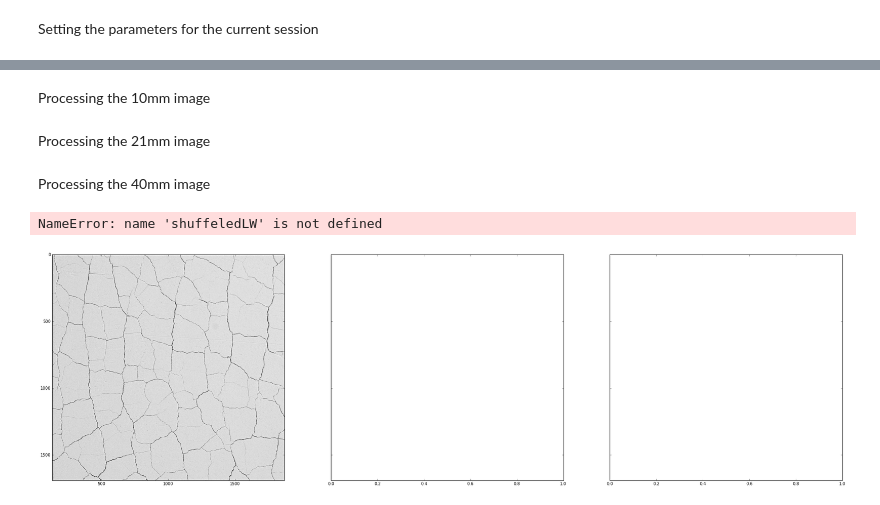
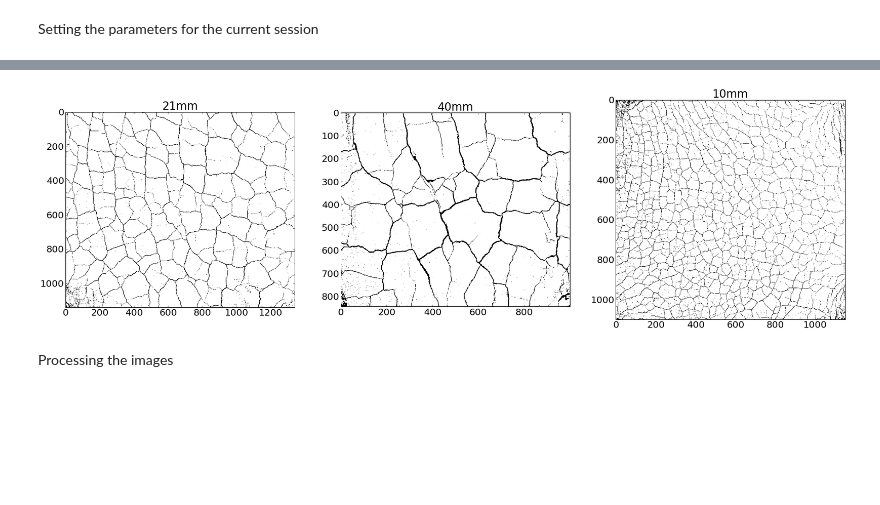
Before and after one commit to jorgehog/notebookCollection, a Jupyter notebook: FlourExperiment.ipynb, the cells around one changed output, grey strips where cells are left out. Drawn from its saved outputs; the diff is of its cells as text; code cells hidden in the pictures; blank space fills up the shorter version.

```diff
--- a/FlourExperiment.ipynb
+++ b/FlourExperiment.ipynb
@@ -7,13 +7,23 @@ For starters, we're going need some image analysis tools and some standard Pytho
 # %%
 from skimage import img_as_ubyte
 from skimage.io import imread
-from skimage.morphology import label, watershed, disk, opening, square, dilation, erosion
-from skimage.filter import rank
+
+from skimage.morphology import (label,
+                                watershed,
+                                disk,
+                                opening,
+                                square,
+                                dilation,
+                                erosion,
+                                binary_erosion,
+                                binary_dilation,
+                                skeletonize)
+
+from skimage.filter import rank, sobel, denoise_tv_chambolle
 
 from skimage.measure import regionprops
 
-from skimage.segmentation import slic
-from skimage.segmentation import mark_boundaries
+from skimage.segmentation import slic, random_walker, mark_boundaries
 
 from scipy import ndimage
 
@@ -21,7 +31,10 @@ from os.path import join
 
 from matplotlib.cm import Greys_r as greyScale
 
+from skimage.transform import resize
+
 rcParams['figure.figsize'] = (20.0, 16.0)
+rcParams['font.size'] = 20
 
 gimshow = lambda im: imshow(im, cmap = greyScale)
 # %% [markdown]
@@ -88,2 +105,19 @@ The following files were assigned to the 21mm experiment:
+# %%
+fig, axes = subplots(1, 3, figsize=(30,10))
+
+cutoff = {'40mm' : 182, '21mm' : 175, '10mm' : 182}
+
+for experiment, ax in zip(subExperiments.keys(), axes):
+
+    imBw = images[experiment][-1] > cutoff[experiment]
+
+    images[experiment + 'bw'] = imBw
+
+    ax.imshow(imBw, cmap=cm.bone)
+    ax.set_title(experiment)
+
+show()
+# %% [output]
+[figure, added]
 # %% [markdown]
-Processing the 10mm image
+Processing the images
@@ -107,2 +123,0 @@ for experiment in subExperiments.keys():
-# %% [markdown]
-Processing the 21mm image
@@ -126,2 +123,0 @@ images[experiment + "gradient"] = gradient
-# %% [markdown]
-Processing the 40mm image
@@ -145,25 +123,0 @@ images[experiment + "gradient"] = gradient
-# %%
-fig, axes = subplots(1, 3, sharey=True, figsize=(35,10))
-
-for experiment, ax in zip(subExperiments.keys(), axes):
-    # process the watershed
-    labels = watershed(images[experiment + "gradient"], images[experiment + "markers"])
-
-    ax.imshow(images[experiment][-1], cmap=plt.cm.gray, interpolation='nearest')
-    ax.hold("on")
-
-    b = arange(labels.max() + 1)
-    shuffle(b)
-    shuffledLw = b[labels]
-    ax.imshow(shuffeledLW, cmap=plt.cm.spectral, interpolation='nearest', alpha=.7)
-
-    #ax.imshow(labels, cmap=plt.cm.spectral, interpolation='nearest', alpha=.7)
-    ax.set_title(experiment, size=50)
-    ax.axis("off")
-
-    images[experiment + "labels"] = labels
-
-show()
-# %% [output]
-NameError: name 'shuffeledLW' is not defined
-[figure, removed]
```
Also changed, not shown: parts of 6 cells of this notebook.
